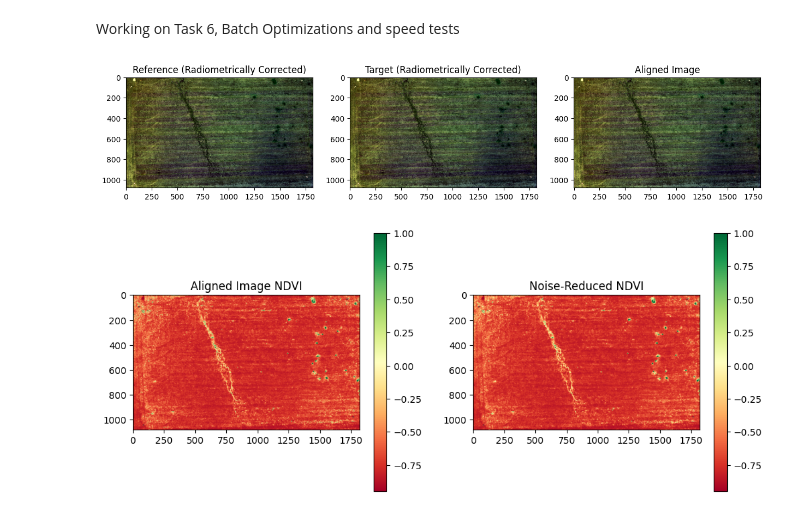
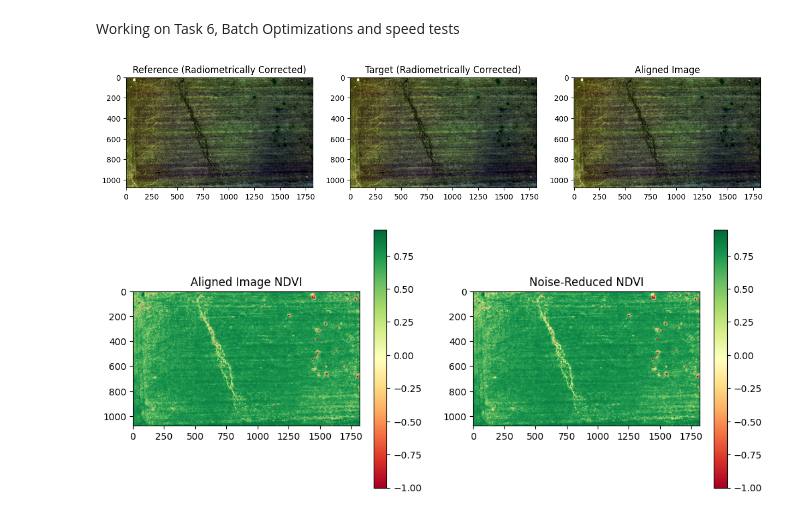
Before and after one commit to winstonkaranja/project-jumanji, a Jupyter notebook: task6.ipynb, the cells around one changed output. Cells and saved outputs as stored; diff of their text form; code cells hidden in the pictures.

Commit message:
swapped nir and red bands in ndvi calculations

```diff
--- a/task6.ipynb
+++ b/task6.ipynb
@@ -262,7 +262,7 @@ def noise_reduction_filter_parallel(image, method='median', kernel_size=3, sigma
 # -------------------------------
 # NDVI Analysis (Task 5)
 # -------------------------------
-def compute_ndvi(image, nir_band_index, red_band_index):
+def compute_ndvi(image, red_band_index, nir_band_index):
     """
     Compute the Normalized Difference Vegetation Index (NDVI).
 
@@ -444,31 +444,31 @@ if __name__ == "__main__":
 }
 
   # File paths (adjust these paths as needed).
   ref_image_path = "testfiles/20180627_seq_50m_NC.tif"
   target_image_path = "testfiles/20180627_seq_50m_NC copy.tif"
 
   # For DJI Mavic 3M multispectral images, the typical band order is:
   # Blue: 0, Green: 1, Red: 2, Red Edge: 3, NIR: 4.
   # For NDVI, we use red and NIR. Here we set:
   nir_band_index = 4
   red_band_index = 2  # Note: Adjust if data order differs.
 
   # Noise reduction parameters.
   noise_method = 'median'  # Can also be 'gaussian'
   noise_kernel_size = 3
   sigma = 1.0  # Only used for Gaussian filtering
 
   # Run the pipeline with integrated benchmarking.
   transform, aligned_img, noise_reduced_img, geo_rmse, ndvi_rmse, elapsed_time = run_pipeline_with_benchmark(
       ref_image_path, target_image_path, radiometric_params, detector_type='ORB',
       noise_method=noise_method, noise_kernel_size=noise_kernel_size, sigma=sigma,
       nir_band_index=nir_band_index, red_band_index=red_band_index, visualize=True,
       use_parallel_noise_reduction=False  # Set to True to use the parallel noise reduction filter.
   )
 
   # Display performance metrics.
   print("Geometric Correction RMSE:", geo_rmse)
   print("NDVI RMSE after noise reduction: {:.6f}".format(float(ndvi_rmse)))
 # %% [output]
 [figure]
-[figure, old version]
+[figure, new version]
```
Also changed, not shown: parts of 1 cell of this notebook.
